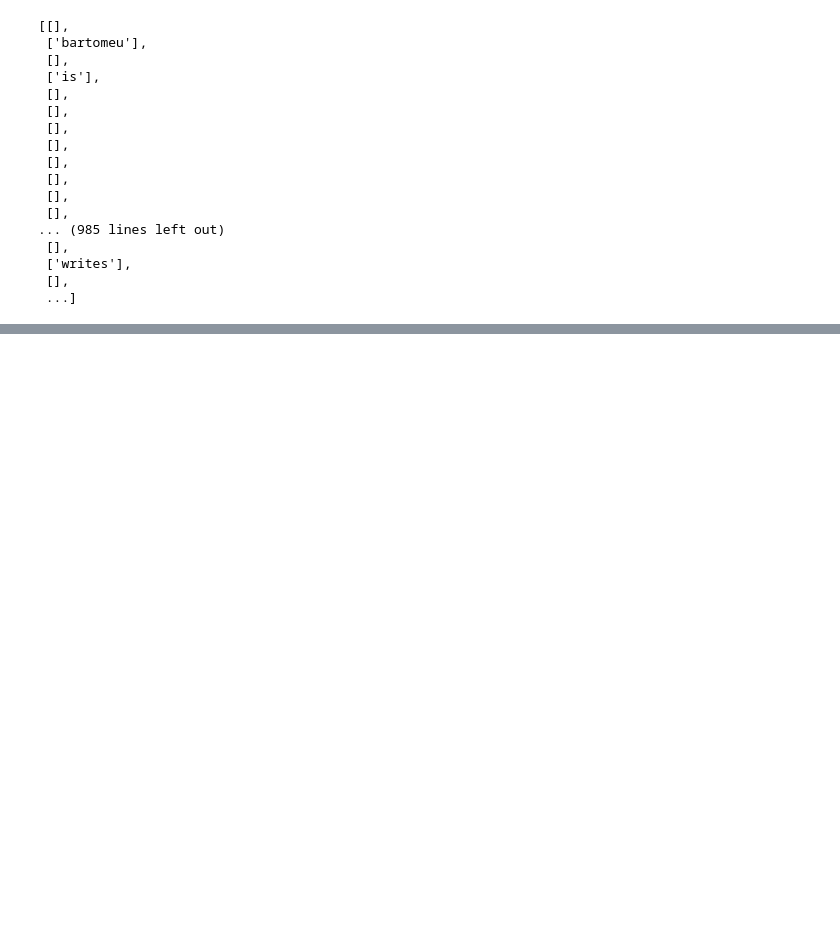
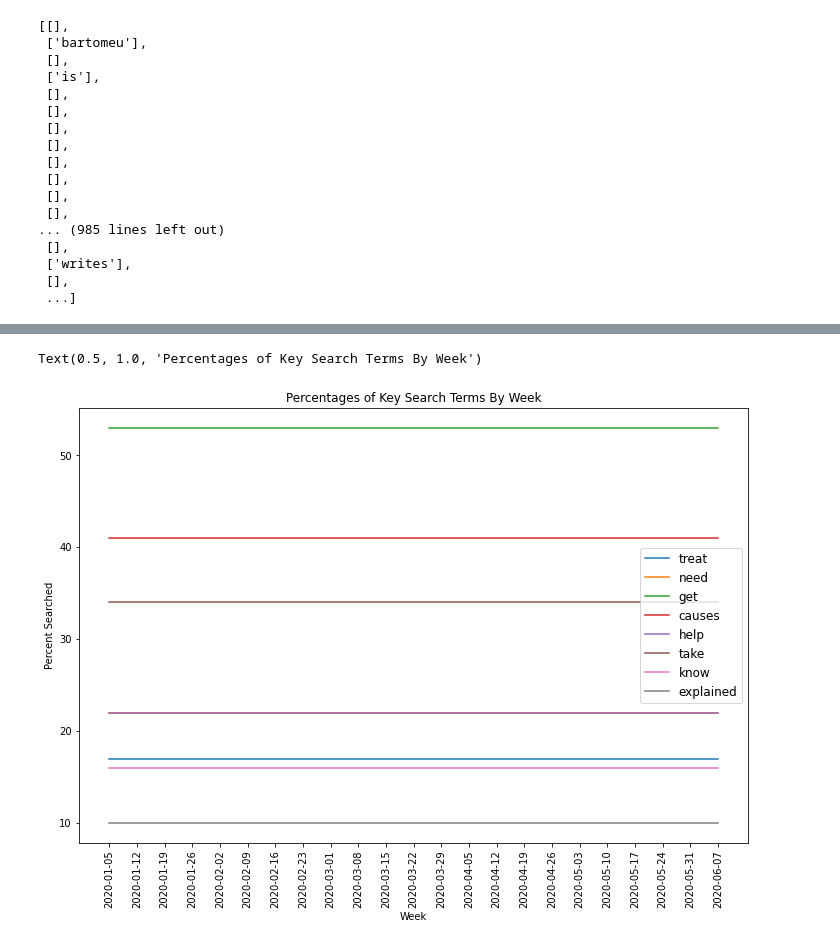
Before and after one commit to azaman13/covid19, a Jupyter notebook: healthQueries.ipynb, the cells around one changed output, grey strips where cells are left out. Cells and saved outputs as stored; diff of their text form; code cells hidden in the pictures; blank space fills up the shorter version.

```diff
--- a/healthQueries.ipynb
+++ b/healthQueries.ipynb
@@ -463,34 +472,37 @@ for week, wdf in df_health.set_index('datetime').groupby(pd.Grouper(freq='W')):
             get_verbs(tag)
             for n in verb_list:
                 for w in n:
                     if w in D:
                         wdist[d_verb[D[w]]]+=1
                     elif ps.stem(w) in D:
-                        wdist[d_verb[D[wps.stem(w)]]]+=1
+                        wdist[d_verb[D[ps.stem(w)]]]+=1
         history.append(wdist)
 # print(weekly_totals)
 history = np.array(history)
 # print(history)
 norm_hist = np.zeros((len(history), len(history[0])))
 for i in range(len(history)):
     factor = weekly_totals[i]
     for j in range(len(history[0])):
         norm_hist[i][j] = float(history[i][j])/float(factor)
 #         print(i,j,norm_hist[i][j],factor)
 
 
 # print(history)
 plt.figure(figsize=(12, 8))
 for col in range(history.shape[1]):
     name = d_verb_2[col]
     y = norm_hist[:,col]
     plt.plot(range(len(y)),y,label=name)
 
 plt.xticks(range(len(labels)),labels, rotation=90)
 plt.legend(fontsize = 12)
 plt.xlabel('Week')
 plt.ylabel('Percent Searched')
 plt.title("Percentages of Key Search Terms By Week")
+# %% [output]
+Text(0.5, 1.0, 'Percentages of Key Search Terms By Week')
+[figure, added]
 # %%
 df_health['datetime']= pd.to_datetime(df_health['datetime'])
 
```
Also changed, not shown: parts of 6 cells of this notebook.
